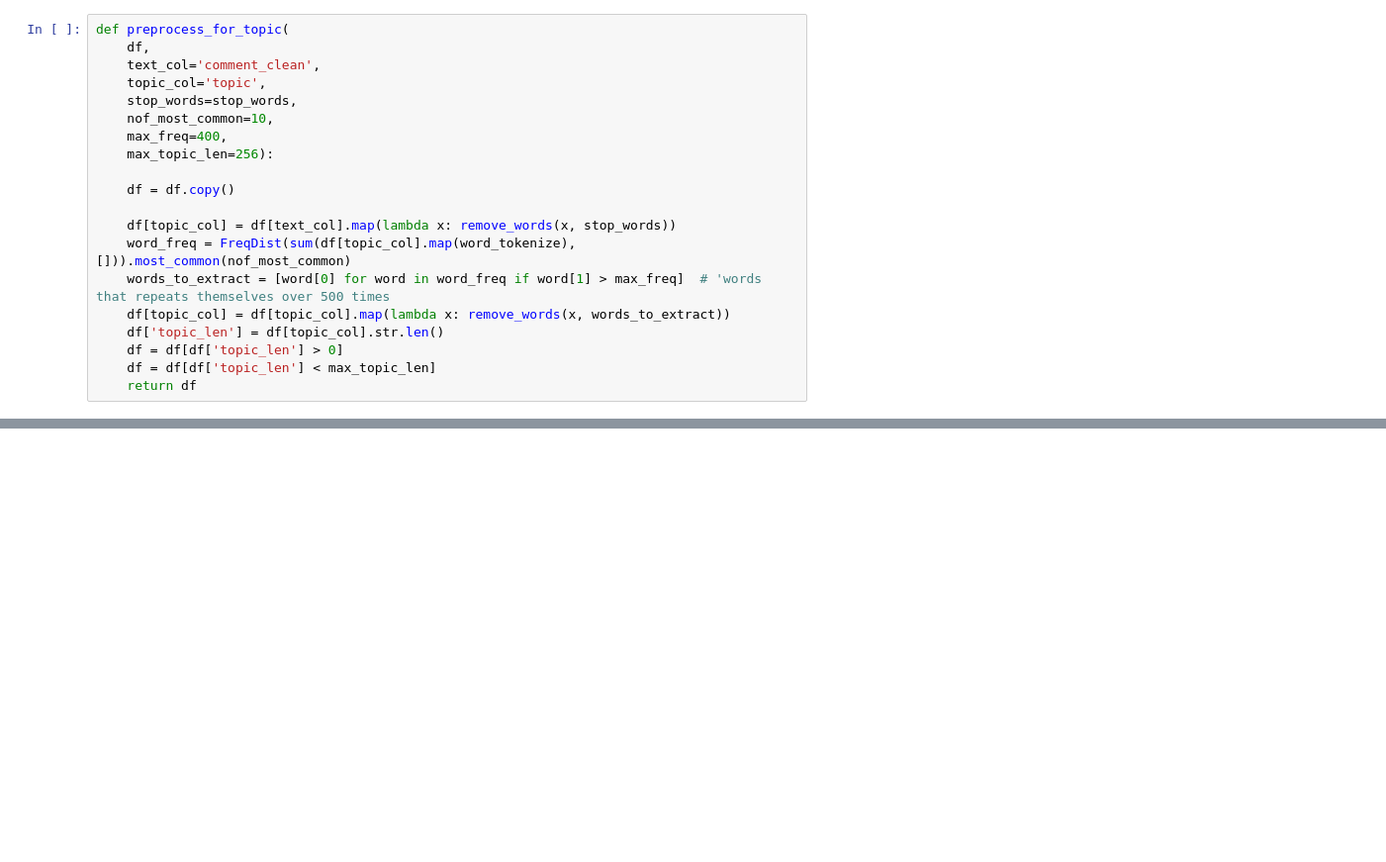
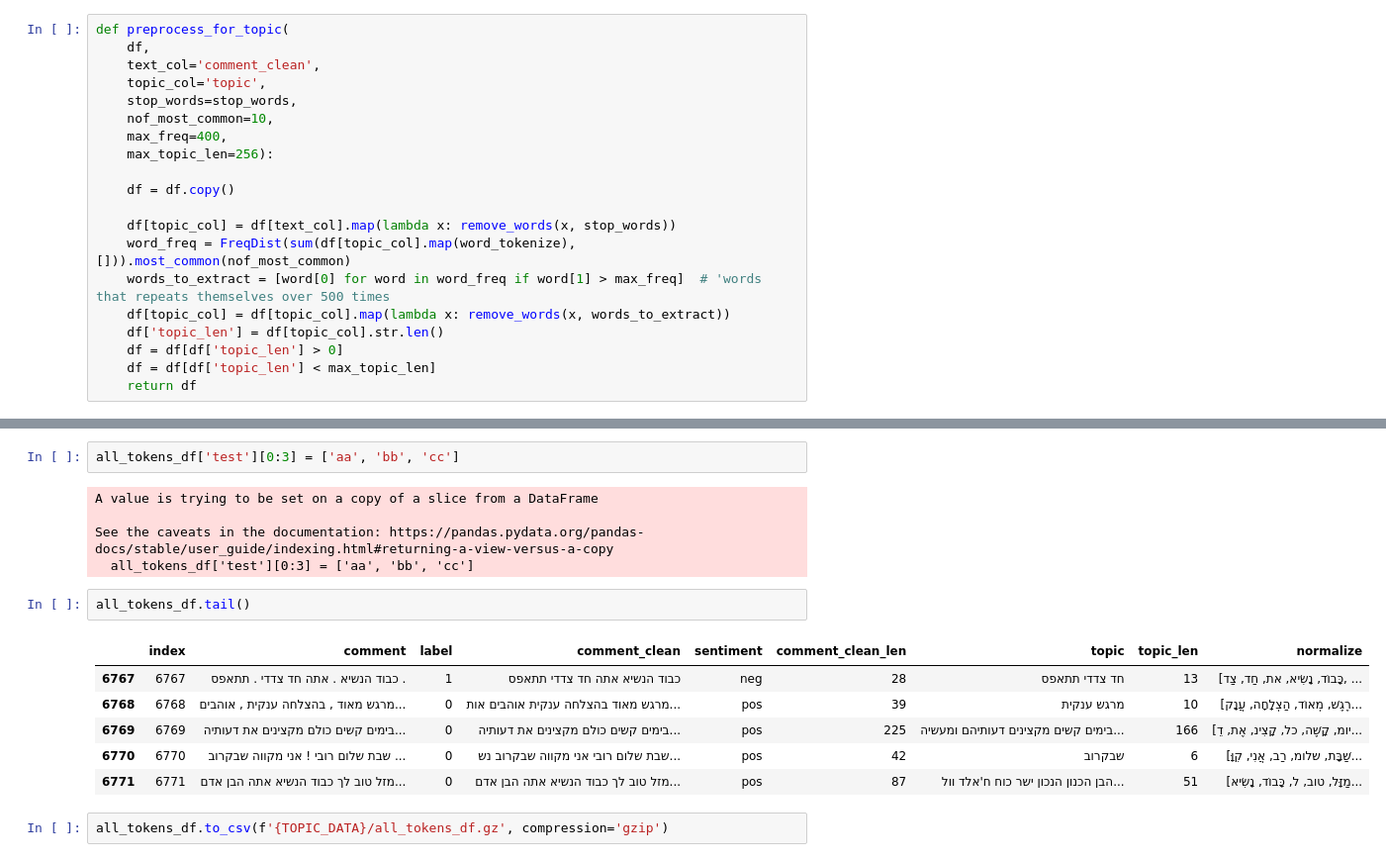
Before and after one commit to wzwzeyal/ojt_bert, a Jupyter notebook: notebooks_exploration/onlp_data_preprocess.ipynb, the cells around one changed output, grey strips where cells are left out. Shown at 99% size. Drawn from its saved outputs; the diff is of its cells as text; blank space fills up the shorter version.

```diff
--- a/notebooks_exploration/onlp_data_preprocess.ipynb
+++ b/notebooks_exploration/onlp_data_preprocess.ipynb
@@ -239,0 +260,18 @@ all_morphs_df.describe()
+# %%
+all_tokens_df['test'][0:3] = ['aa', 'bb', 'cc']
+# %% [output]
+A value is trying to be set on a copy of a slice from a DataFrame
+
+See the caveats in the documentation: https://pandas.pydata.org/pandas-docs/stable/user_guide/indexing.html#returning-a-view-versus-a-copy
+  all_tokens_df['test'][0:3] = ['aa', 'bb', 'cc']
+# %%
+all_tokens_df.tail()
+# %% [output]
+|  | index | comment | label | comment_clean | sentiment | comment_clean_len | topic | topic_len | normalize |
+| 6767 | 6767 | כבוד הנשיא . אתה חד צדדי . תתאפס . | 1 | כבוד הנשיא אתה חד צדדי תתאפס | neg | 28 | חד צדדי תתאפס | 13 | [כָּבוֹד, נָשִׂיא, את, חַד, צַד, ... |
+| 6768 | 6768 | מרגש מאוד , בהצלחה ענקית , אוהבים... | 0 | מרגש מאוד בהצלחה ענקית אוהבים אות... | pos | 39 | מרגש ענקית | 10 | [רֶגֶשׁ, מְאוֹד, הַצְלָחָה, עֲנָק... |
+| 6769 | 6769 | בימים קשים כולם מקצינים את דעותיה... | 0 | בימים קשים כולם מקצינים את דעותיה... | pos | 225 | בימים קשים מקצינים דעותיהם ומעשיה... | 166 | [יומ, קָשֶׁה, כל, קָצִינ, אֶת, דֵ... |
+| 6770 | 6770 | שבת שלום רובי ! אני מקווה שבקרוב ... | 0 | שבת שלום רובי אני מקווה שבקרוב נש... | pos | 42 | שבקרוב | 6 | [שַׁבָּת, שלומ, רַב, אֲנִי, קִוָּ... |
+| 6771 | 6771 | מזל טוב לך כבוד הנשיא אתה הבן אדם... | 0 | מזל טוב לך כבוד הנשיא אתה הבן אדם... | pos | 87 | הבן הכנון הנכון ישר כוח ח'אלד וול... | 51 | [מַזָּל, טוב, ל, כָּבוֹד, נָשִׂיא... |
+# %%
+all_tokens_df.to_csv(f'{TOPIC_DATA}/all_tokens_df.gz', compression='gzip')
```
Also changed, not shown: parts of 36 cells of this notebook, 1 other file.
